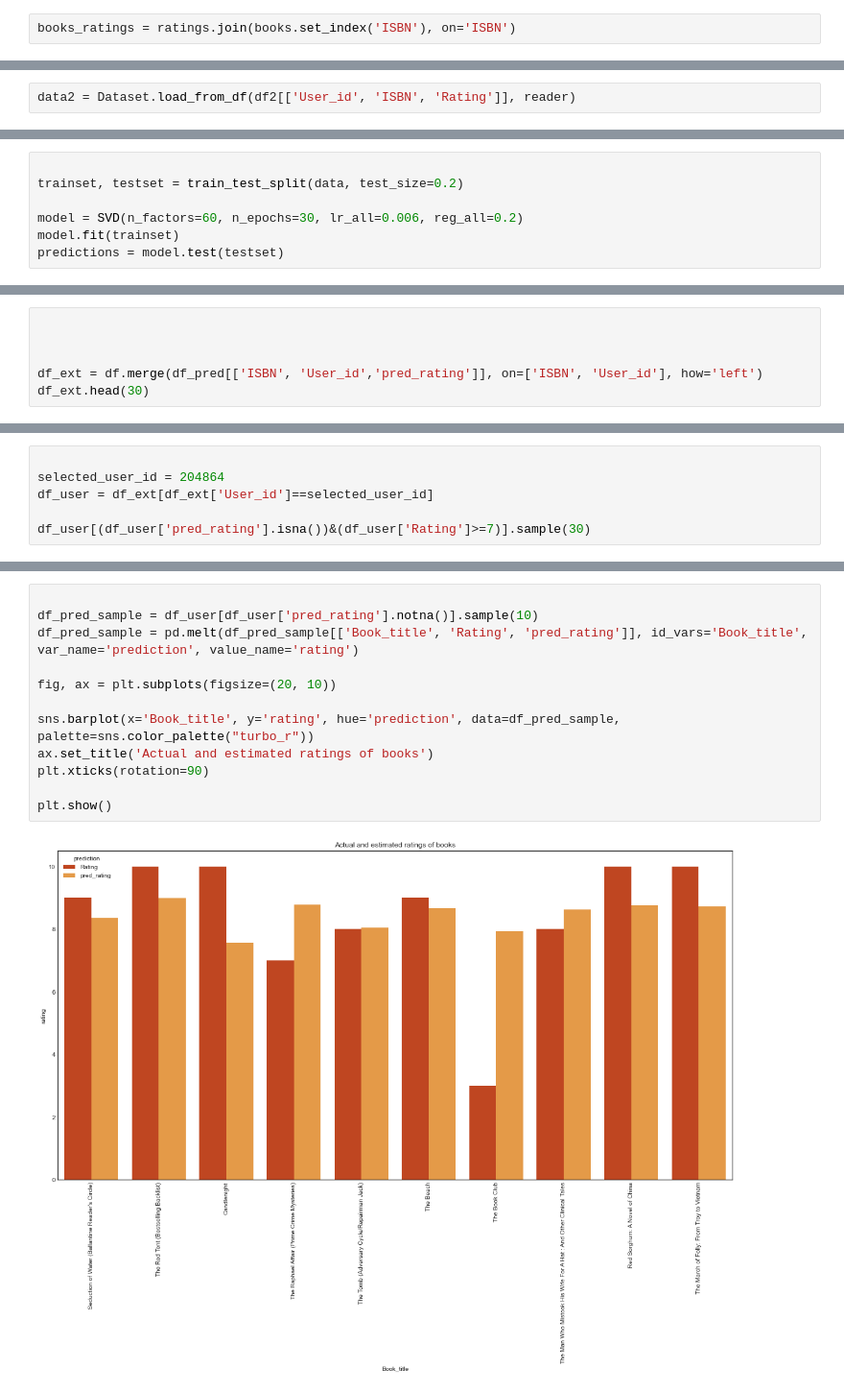
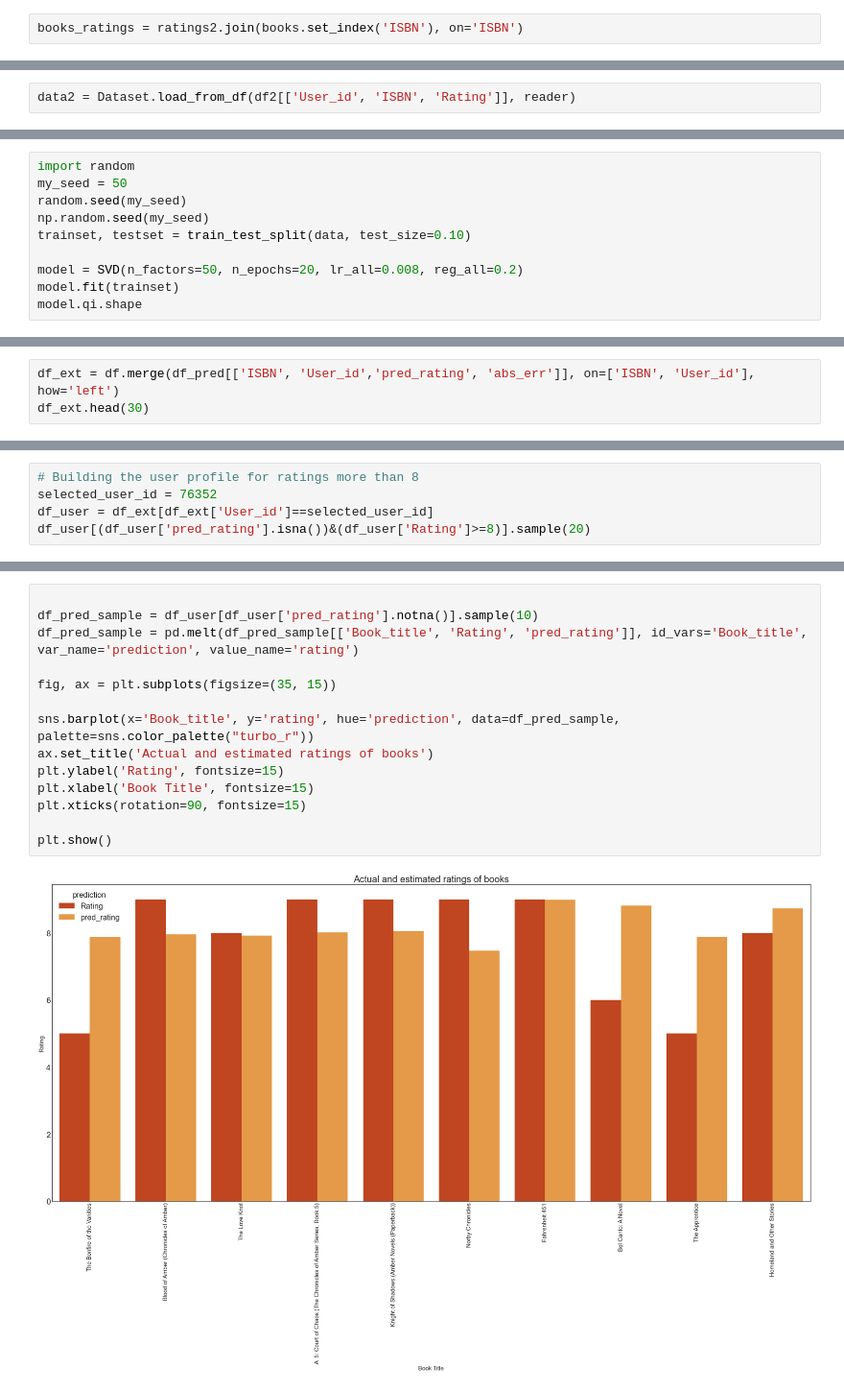
Before and after one commit to tamerhanna/Book-Crossing-, a Jupyter notebook: Book Crossing recommender system.ipynb, the cells around one changed output, grey strips where cells are left out. Shown at 96% size. Saved outputs shown, nothing was run; the diff lists cells and outputs as text.

```diff
--- a/Book Crossing recommender system.ipynb
+++ b/Book Crossing recommender system.ipynb
@@ -784,5 +841,5 @@ plt.show()
 # %%
-books_ratings = ratings.join(books.set_index('ISBN'), on='ISBN')
+books_ratings = ratings2.join(books.set_index('ISBN'), on='ISBN')
 # %%
 books_ratings.info()
 # %% [output]
@@ -1131,7 +1219,10 @@ print(gs.best_params['rmse'])
 # %%
+import random
+my_seed = 50
+random.seed(my_seed)
+np.random.seed(my_seed)
+trainset, testset = train_test_split(data, test_size=0.10)
 
-trainset, testset = train_test_split(data, test_size=0.2)
-
-model = SVD(n_factors=60, n_epochs=30, lr_all=0.006, reg_all=0.2)
+model = SVD(n_factors=50, n_epochs=20, lr_all=0.008, reg_all=0.2)
 model.fit(trainset)
-predictions = model.test(testset)
+model.qi.shape
@@ -1181,8 +1327,5 @@ plt.show()
 # %%
-
-
-
-df_ext = df.merge(df_pred[['ISBN', 'User_id','pred_rating']], on=['ISBN', 'User_id'], how='left')
+df_ext = df.merge(df_pred[['ISBN', 'User_id','pred_rating', 'abs_err']], on=['ISBN', 'User_id'], how='left')
 df_ext.head(30)
 # %% [output]
 |  | User_id | ISBN | Rating | Book_title | Book_Author | Year_of_Publication | Publisher | Age | City | ... |
@@ -1205,8 +1393,7 @@ df_ext.head(30)
 # %%
-
-selected_user_id = 204864
+# Building the user profile for ratings more than 8
+selected_user_id = 76352
 df_user = df_ext[df_ext['User_id']==selected_user_id]
-
-df_user[(df_user['pred_rating'].isna())&(df_user['Rating']>=7)].sample(30)
+df_user[(df_user['pred_rating'].isna())&(df_user['Rating']>=8)].sample(20)
 # %% [output]
 |  | User_id | ISBN | Rating | Book_title | Book_Author | Year_of_Publication | Publisher | Age | City | ... |
@@ -1269,14 +1444,16 @@ df_user[df_user['pred_rating'].notna()].sort_values('Rating', ascending=False).h
 # %%
 
 df_pred_sample = df_user[df_user['pred_rating'].notna()].sample(10)
 df_pred_sample = pd.melt(df_pred_sample[['Book_title', 'Rating', 'pred_rating']], id_vars='Book_title', var_name='prediction', value_name='rating')
 
-fig, ax = plt.subplots(figsize=(20, 10))
+fig, ax = plt.subplots(figsize=(35, 15))
 
 sns.barplot(x='Book_title', y='rating', hue='prediction', data=df_pred_sample, palette=sns.color_palette("turbo_r"))
 ax.set_title('Actual and estimated ratings of books')
-plt.xticks(rotation=90)
+plt.ylabel('Rating', fontsize=15)
+plt.xlabel('Book Title', fontsize=15)
+plt.xticks(rotation=90, fontsize=15)
 
 plt.show()
 # %% [output]
-[figure, old version]
+[figure, new version]
```
Also changed, not shown: parts of 92 cells of this notebook.
